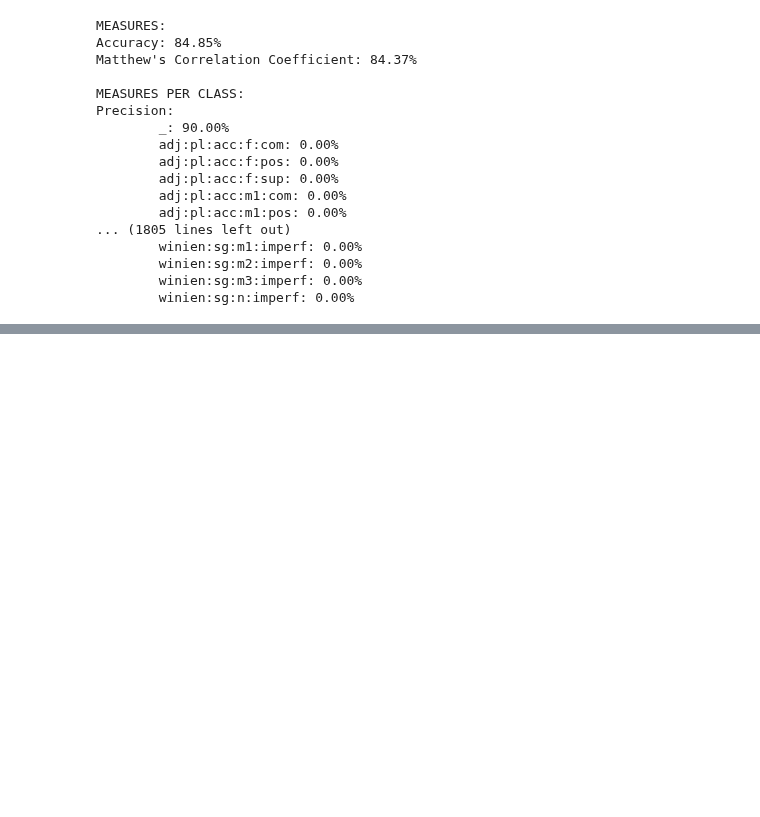
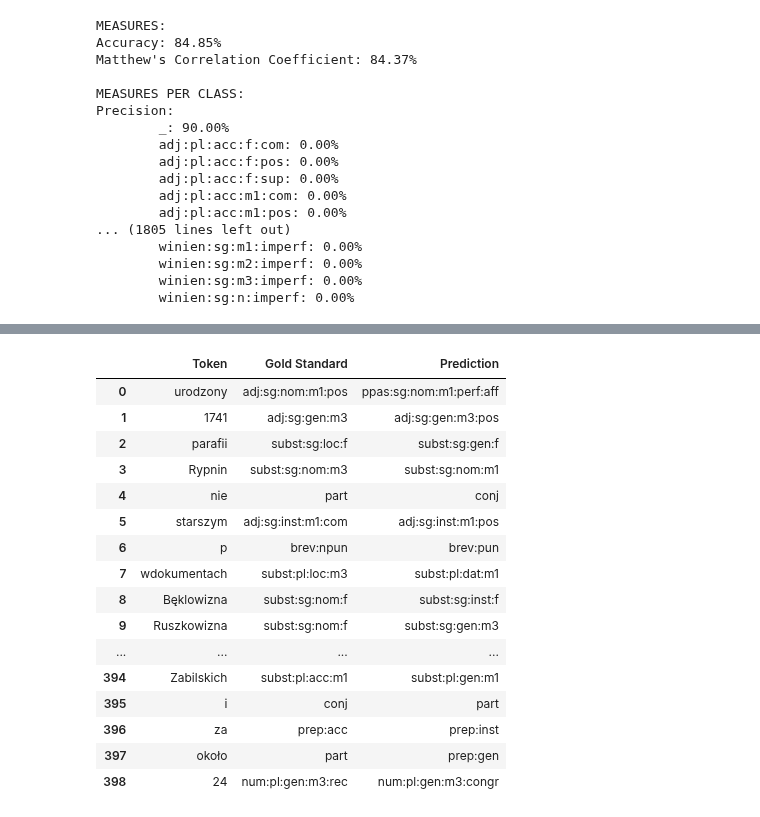
Before and after one commit to Turtilla/swe-ma-thesis, a Jupyter notebook: code/bert-results-evaluation.ipynb, the cells around one changed output, grey strips where cells are left out. Saved outputs shown, nothing was run; the diff lists cells and outputs as text; code cells hidden in the pictures; blank space fills up the shorter version.

```diff
--- a/code/bert-results-evaluation.ipynb
+++ b/code/bert-results-evaluation.ipynb
@@ -89,0 +141,3 @@ Precision:
+# %%
+comparison_xpos = get_comparison(xpos_standard_list, xpos_predictions_list, xpos_token_list)
+#comparison.to_excel('../data/stanza_mistakes.xlsx')
@@ -89,0 +164,20 @@ Precision:
+# %%
+comparison_xpos
+# %% [output]
+|  | Token | Gold Standard | Prediction |
+| 0 | urodzony | adj:sg:nom:m1:pos | ppas:sg:nom:m1:perf:aff |
+| 1 | 1741 | adj:sg:gen:m3 | adj:sg:gen:m3:pos |
+| 2 | parafii | subst:sg:loc:f | subst:sg:gen:f |
+| 3 | Rypnin | subst:sg:nom:m3 | subst:sg:nom:m1 |
+| 4 | nie | part | conj |
+| 5 | starszym | adj:sg:inst:m1:com | adj:sg:inst:m1:pos |
+| 6 | p | brev:npun | brev:pun |
+| 7 | wdokumentach | subst:pl:loc:m3 | subst:pl:dat:m1 |
+| 8 | Bęklowizna | subst:sg:nom:f | subst:sg:inst:f |
+| 9 | Ruszkowizna | subst:sg:nom:f | subst:sg:gen:m3 |
+| ... | ... | ... | ... |
+| 394 | Zabilskich | subst:pl:acc:m1 | subst:pl:gen:m1 |
+| 395 | i | conj | part |
+| 396 | za | prep:acc | prep:inst |
+| 397 | około | part | prep:gen |
+| 398 | 24 | num:pl:gen:m3:rec | num:pl:gen:m3:congr |
```
Also changed, not shown: parts of 7 cells of this notebook.
